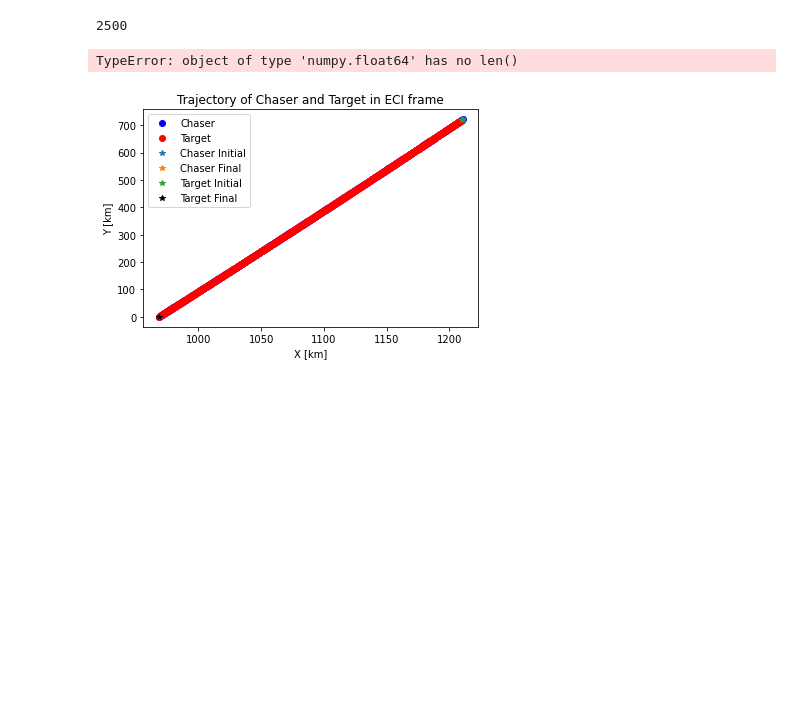
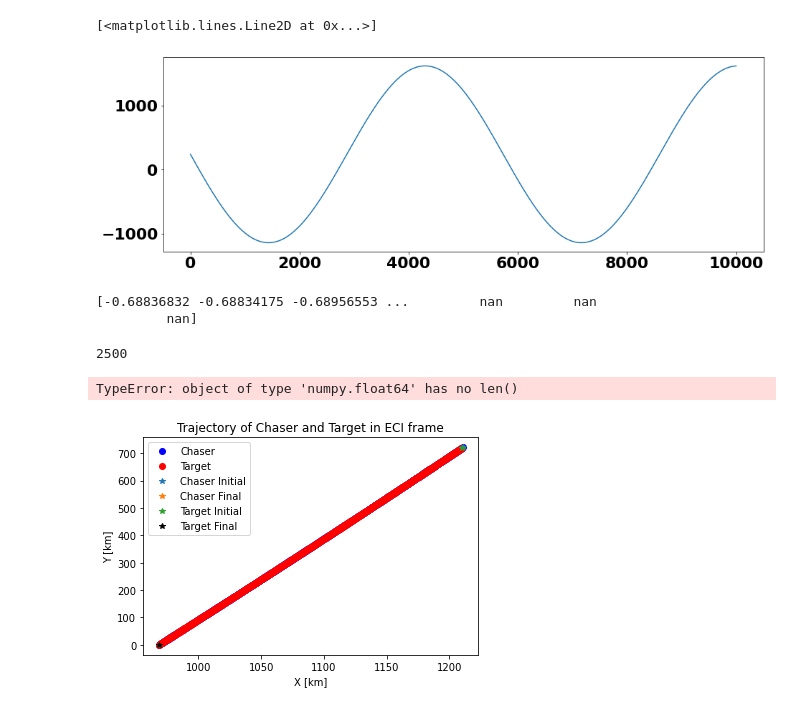
Before and after one commit to mmurraycooper/rpod-control, a Jupyter notebook: src/filtered-control.ipynb, the cells around one changed output. Cells and saved outputs as stored; diff of their text form; code cells hidden in the pictures; blank space fills up the shorter version.

```diff
--- a/src/filtered-control.ipynb
+++ b/src/filtered-control.ipynb
@@ -659,3 +690,15 @@ axb.grid()
+# %%
+figb, axb = plt.subplots()
+#axb.plot( timeAxis[0:200], xt_history[6,0:200]-x_history[6,0:200])
+axb.plot(timeAxis[:],  xt_history[7,:])
+# %% [output]
+[<matplotlib.lines.Line2D at 0x...>]
+[figure, added]
+# %%
+print( x_history[6,:])
+# %% [output]
+[-0.68836832 -0.68834175 -0.68956553 ...         nan         nan
+         nan]
 # %%
 # ##############################################################################
 # ##############################################################################
```
Also changed, not shown: parts of 7 cells of this notebook.
